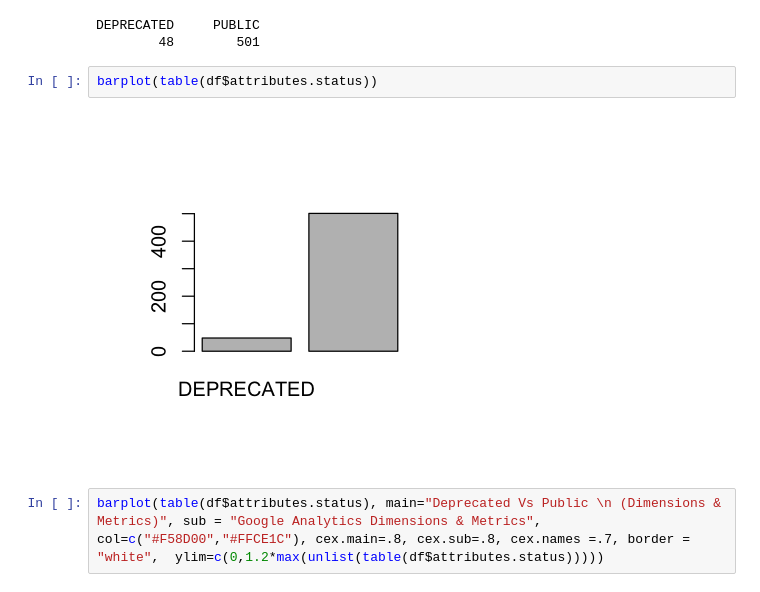
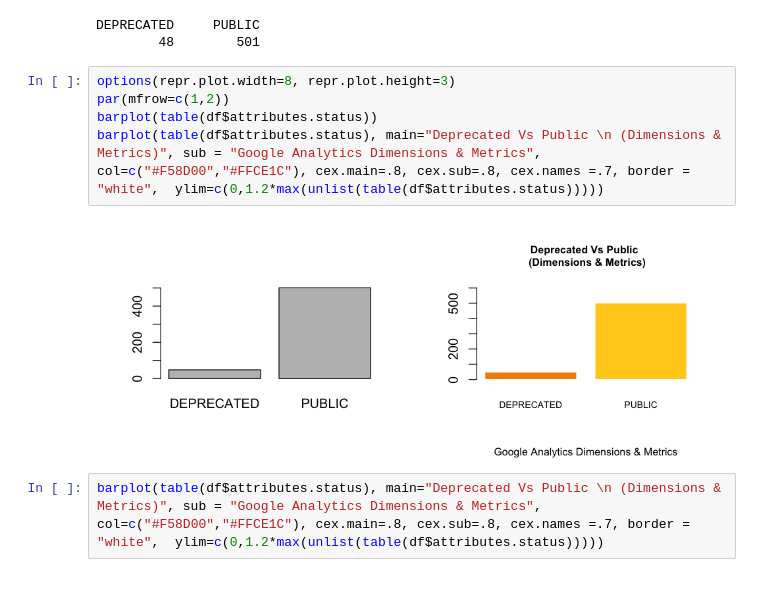
Before and after one commit to joseramoncajide/google-apis, a Jupyter notebook: metadata/ga_metadata.ipynb, the cells around one changed output. Drawn from its saved outputs; the diff is of its cells as text.

```diff
--- a/metadata/ga_metadata.ipynb
+++ b/metadata/ga_metadata.ipynb
@@ -46,10 +66,13 @@ table(df$attributes.status)
 # %% [output]
 DEPRECATED     PUBLIC
         48        501
-# %%
-barplot(table(df$attributes.status))
-# %% [output]
-[figure, removed]
+# %%
+options(repr.plot.width=8, repr.plot.height=3)
+par(mfrow=c(1,2))
+barplot(table(df$attributes.status))
+barplot(table(df$attributes.status), main="Deprecated Vs Public \n (Dimensions & Metrics)", sub = "Google Analytics Dimensions & Metrics",  col=c("#F58D00","#FFCE1C"), cex.main=.8, cex.sub=.8, cex.names =.7, border = "white",  ylim=c(0,1.2*max(unlist(table(df$attributes.status)))))
+# %% [output]
+[figure, added]
 # %%
 barplot(table(df$attributes.status), main="Deprecated Vs Public \n (Dimensions & Metrics)", sub = "Google Analytics Dimensions & Metrics",  col=c("#F58D00","#FFCE1C"), cex.main=.8, cex.sub=.8, cex.names =.7, border = "white",  ylim=c(0,1.2*max(unlist(table(df$attributes.status)))))
 # %% [output]
```
Also changed, not shown: parts of 1 cell of this notebook, 2 other files.
